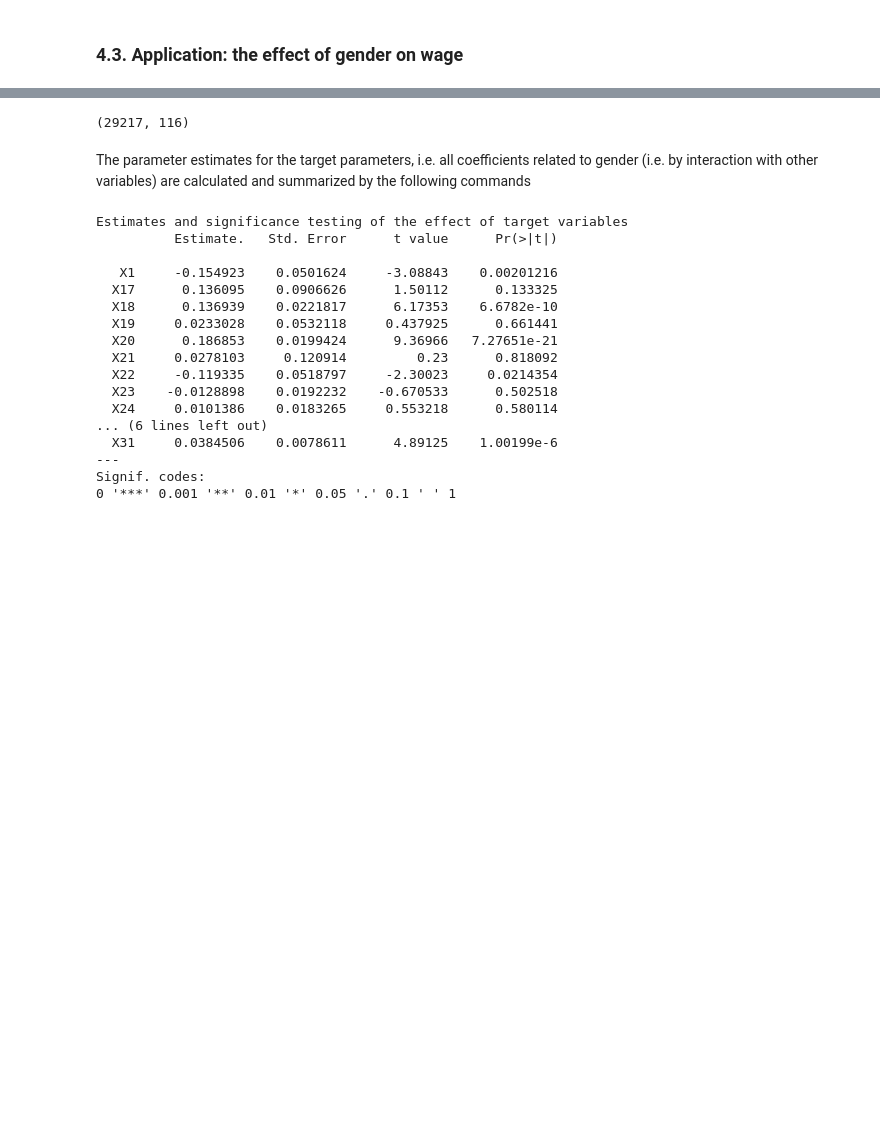
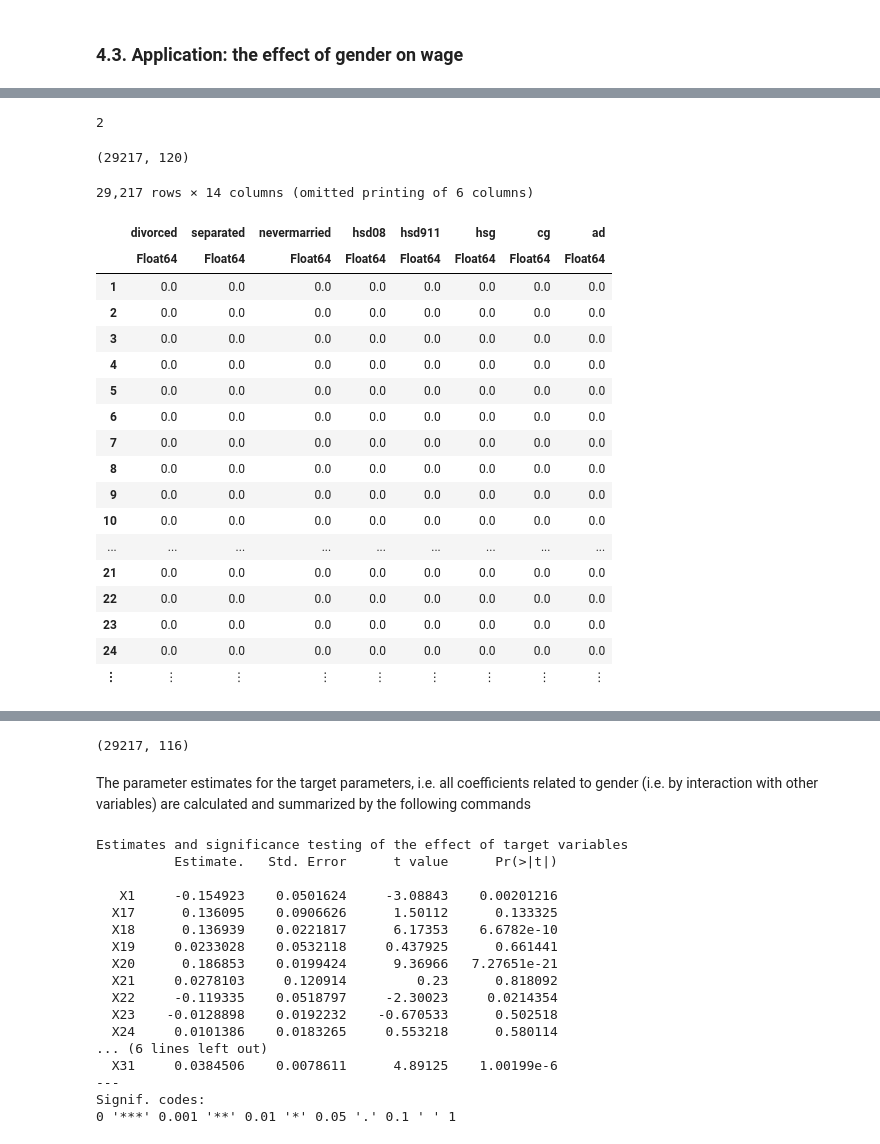
Before and after one commit to d2cml-ai/HDMjl.jl, a Jupyter notebook: tutorial/HDMjl_tutorial.ipynb, the cells around one changed output, grey strips where cells are left out. Drawn from its saved outputs; the diff is of its cells as text; code cells hidden in the pictures; blank space fills up the shorter version.

```diff
--- a/tutorial/HDMjl_tutorial.ipynb
+++ b/tutorial/HDMjl_tutorial.ipynb
@@ -231,0 +265,4 @@ size(cps2012)
+# %%
+x_formula2 = @formula(lnw ~ -1 + widowed + divorced + separated + nevermarried + hsd08 + hsd911 + hsg + cg + ad + mw + so +
+                we + exp1 + exp2 + exp3)
+poly = 2
@@ -231,0 +296,56 @@ size(cps2012)
+# %%
+# fom_1 =     ["widowed", "divorced", "separated", "nevermarried", "hsd08", "hsd911", "hsg", "cg", "ad", "mw", "so",
+#             "we", "exp1", "exp2", "exp3"];
+frml = x_formula2
+data = cps2012
+form = apply_schema(frml, schema(frml, data));
+res, pred = modelcols(form, data);
+coef_names = string.(coefnames(form.rhs));
+data = cps2012[:,coef_names];
+# sub_data = ones(size(data)[1])
+sub_data = Matrix(copy(data))
+
+for i in 1:size(data)[2]
+    if i <= (size(data)[2] -1)
+        sub_data = hcat(sub_data, Matrix(data[:, i] .* data[:, Not(1:i)]) )
+    end
+end
+;
+# %%
+poly = 2
+# %% [output]
+2
+# %%
+size(sub_data)
+# %% [output]
+(29217, 120)
+# %%
+# sub_data = ones(size(data)[1])
+sub_data = Matrix(copy(data))
+for i in 1:size(data)[2]
+    if i <= (size(data)[2] -1)
+        sub_data = hcat(sub_data, Matrix(data[:, i] .* data[:, Not(poly-1:i)]) )
+    end
+end
+# %%
+(data[:,1] .* data[:,2]) .* data[:, Not(poly-1:i)]
+# %% [output]
+29,217 rows × 14 columns (omitted printing of 6 columns)
+|  | divorced | separated | nevermarried | hsd08 | hsd911 | hsg | cg | ad |
+|  | Float64 | Float64 | Float64 | Float64 | Float64 | Float64 | Float64 | Float64 |
+| 1 | 0.0 | 0.0 | 0.0 | 0.0 | 0.0 | 0.0 | 0.0 | 0.0 |
+| 2 | 0.0 | 0.0 | 0.0 | 0.0 | 0.0 | 0.0 | 0.0 | 0.0 |
+| 3 | 0.0 | 0.0 | 0.0 | 0.0 | 0.0 | 0.0 | 0.0 | 0.0 |
+| 4 | 0.0 | 0.0 | 0.0 | 0.0 | 0.0 | 0.0 | 0.0 | 0.0 |
+| 5 | 0.0 | 0.0 | 0.0 | 0.0 | 0.0 | 0.0 | 0.0 | 0.0 |
+| 6 | 0.0 | 0.0 | 0.0 | 0.0 | 0.0 | 0.0 | 0.0 | 0.0 |
+| 7 | 0.0 | 0.0 | 0.0 | 0.0 | 0.0 | 0.0 | 0.0 | 0.0 |
+| 8 | 0.0 | 0.0 | 0.0 | 0.0 | 0.0 | 0.0 | 0.0 | 0.0 |
+| 9 | 0.0 | 0.0 | 0.0 | 0.0 | 0.0 | 0.0 | 0.0 | 0.0 |
+| 10 | 0.0 | 0.0 | 0.0 | 0.0 | 0.0 | 0.0 | 0.0 | 0.0 |
+| ... | ... | ... | ... | ... | ... | ... | ... | ... |
+| 21 | 0.0 | 0.0 | 0.0 | 0.0 | 0.0 | 0.0 | 0.0 | 0.0 |
+| 22 | 0.0 | 0.0 | 0.0 | 0.0 | 0.0 | 0.0 | 0.0 | 0.0 |
+| 23 | 0.0 | 0.0 | 0.0 | 0.0 | 0.0 | 0.0 | 0.0 | 0.0 |
+| 24 | 0.0 | 0.0 | 0.0 | 0.0 | 0.0 | 0.0 | 0.0 | 0.0 |
+| ⋮ | ⋮ | ⋮ | ⋮ | ⋮ | ⋮ | ⋮ | ⋮ | ⋮ |
```
Also changed, not shown: parts of 43 cells of this notebook.
